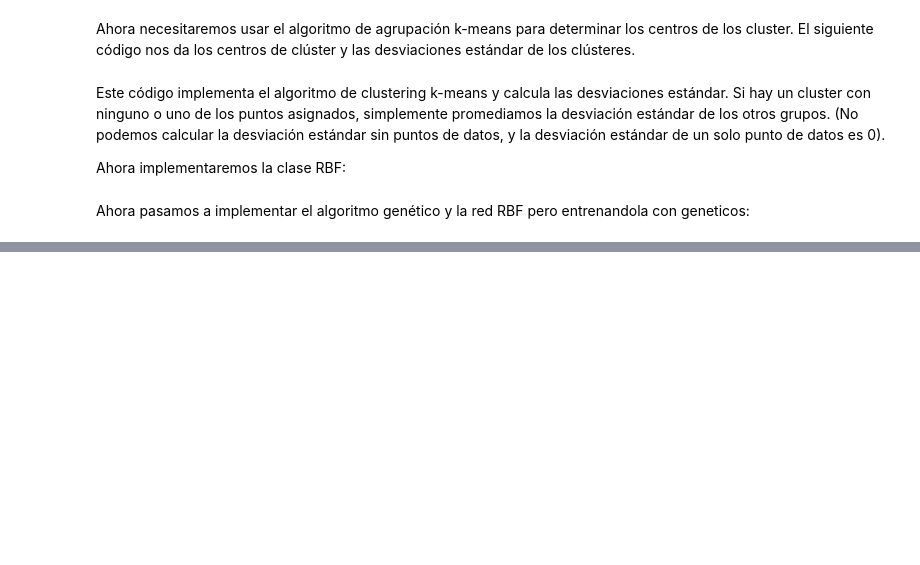
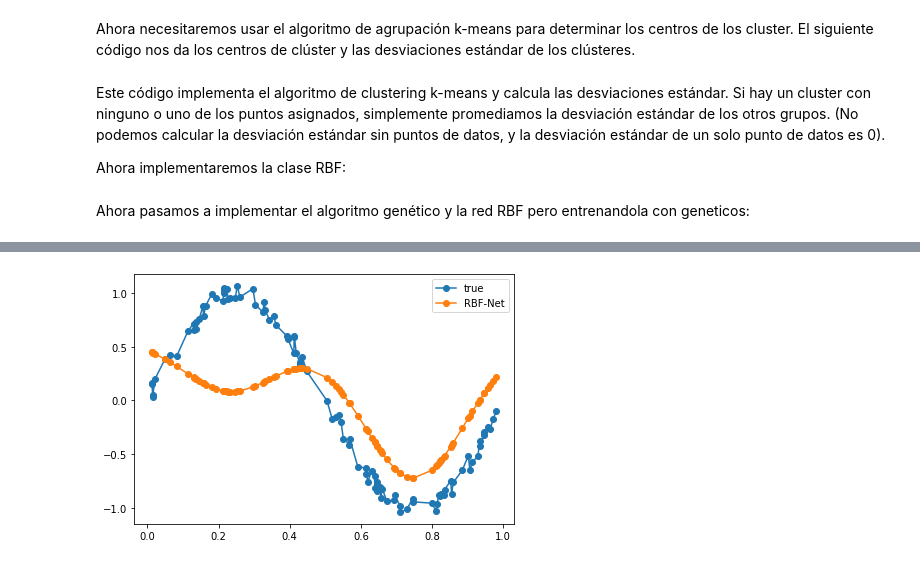
Before and after one commit to advy99/PROYECTO_TSC, a Jupyter notebook: scripts/RBFgeneticos.ipynb, the cells around one changed output, grey strips where cells are left out. Drawn from its saved outputs; the diff is of its cells as text; code cells hidden in the pictures; blank space fills up the shorter version.

```diff
--- a/scripts/RBFgeneticos.ipynb
+++ b/scripts/RBFgeneticos.ipynb
@@ -313,0 +362,15 @@ class GeneticRBFNet(object):
+# %%
+import numpy as np
+import matplotlib.pyplot as plt
+
+# sample inputs and add noise
+NUM_SAMPLES = 100
+X = np.random.uniform(0., 1., NUM_SAMPLES)
+X = np.sort(X, axis=0)
+noise = np.random.uniform(-0.1, 0.1, NUM_SAMPLES)
+y = np.sin(2 * np.pi * X)  + noise
+
+rbfnet = GeneticRBFNet(verbose=True)
+rbfnet.fit(X, y)
+
+y_pred = rbfnet.predict(X)
@@ -313,0 +395,9 @@ class GeneticRBFNet(object):
+# %%
+plt.plot(X, y, '-o', label='true')
+plt.plot(X, y_pred, '-o', label='RBF-Net')
+plt.legend()
+
+plt.tight_layout()
+plt.show()
+# %% [output]
+[figure, added]
```
Also changed, not shown: parts of 5 cells of this notebook.
